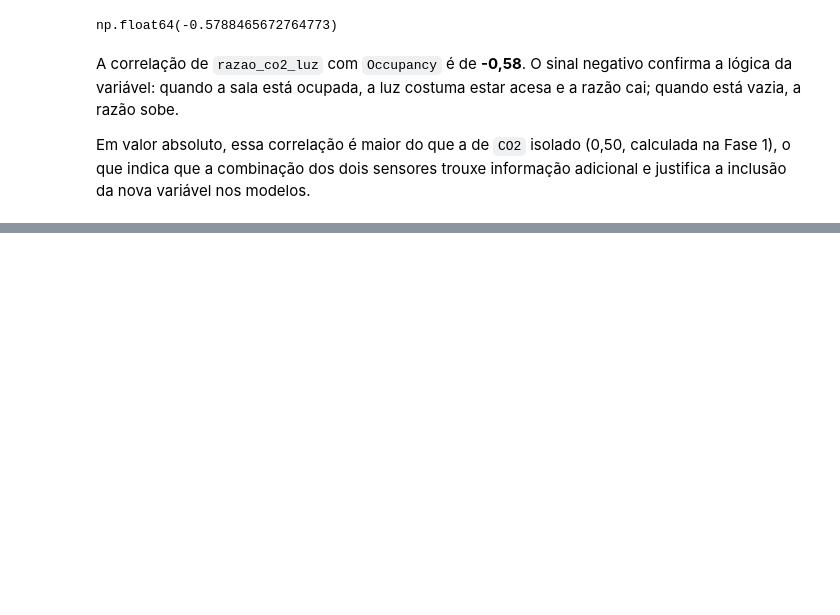
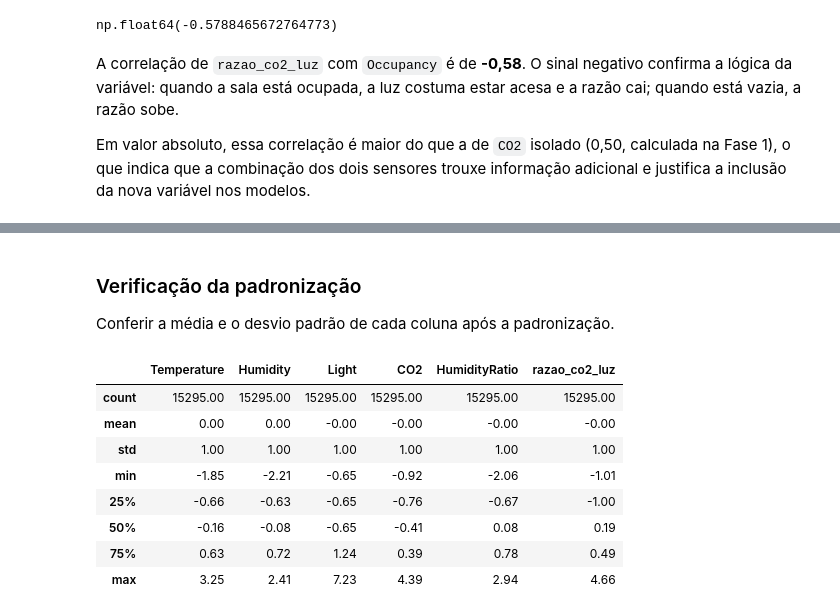
Before and after one commit to MatheusCapri/ocupacao_salas_ml, a Jupyter notebook: notebooks/analise_ocupacao.ipynb, the cells around one changed output, grey strips where cells are left out. Cells and saved outputs as stored; diff of their text form; code cells hidden in the pictures; blank space fills up the shorter version.

```diff
--- a/notebooks/analise_ocupacao.ipynb
+++ b/notebooks/analise_ocupacao.ipynb
@@ -498,0 +510,3 @@ Em valor absoluto, essa correlação é maior do que a de `CO2` isolado (0,50, c
+# %%
+X = df.drop(columns="Occupancy")
+y = df["Occupancy"]
@@ -498,0 +526,4 @@ Em valor absoluto, essa correlação é maior do que a de `CO2` isolado (0,50, c
+# %%
+X_train, X_test, y_train, y_test = train_test_split(
+    X, y, test_size=0.2, stratify=y, random_state=42
+)
@@ -498,0 +578,21 @@ Em valor absoluto, essa correlação é maior do que a de `CO2` isolado (0,50, c
+# %%
+scaler = StandardScaler()
+
+X_train_knn = scaler.fit_transform(X_train)
+X_test_knn = scaler.transform(X_test)
+# %% [markdown]
+### Verificação da padronização
+
+Conferir a média e o desvio padrão de cada coluna após a padronização.
+# %%
+pd.DataFrame(X_train_knn, columns=X.columns).describe().round(2)
+# %% [output]
+|  | Temperature | Humidity | Light | CO2 | HumidityRatio | razao_co2_luz |
+| count | 15295.00 | 15295.00 | 15295.00 | 15295.00 | 15295.00 | 15295.00 |
+| mean | 0.00 | 0.00 | -0.00 | -0.00 | -0.00 | -0.00 |
+| std | 1.00 | 1.00 | 1.00 | 1.00 | 1.00 | 1.00 |
+| min | -1.85 | -2.21 | -0.65 | -0.92 | -2.06 | -1.01 |
+| 25% | -0.66 | -0.63 | -0.65 | -0.76 | -0.67 | -1.00 |
+| 50% | -0.16 | -0.08 | -0.65 | -0.41 | 0.08 | 0.19 |
+| 75% | 0.63 | 0.72 | 1.24 | 0.39 | 0.78 | 0.49 |
+| max | 3.25 | 2.41 | 7.23 | 4.39 | 2.94 | 4.66 |
```
Also changed, not shown: parts of 17 cells of this notebook.
